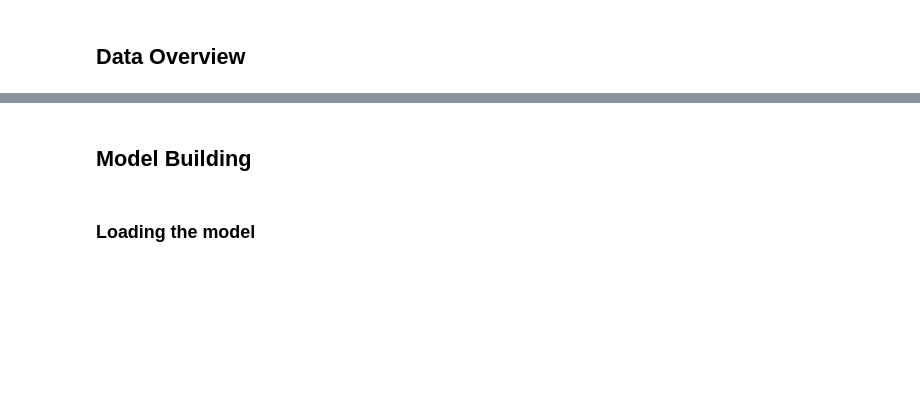
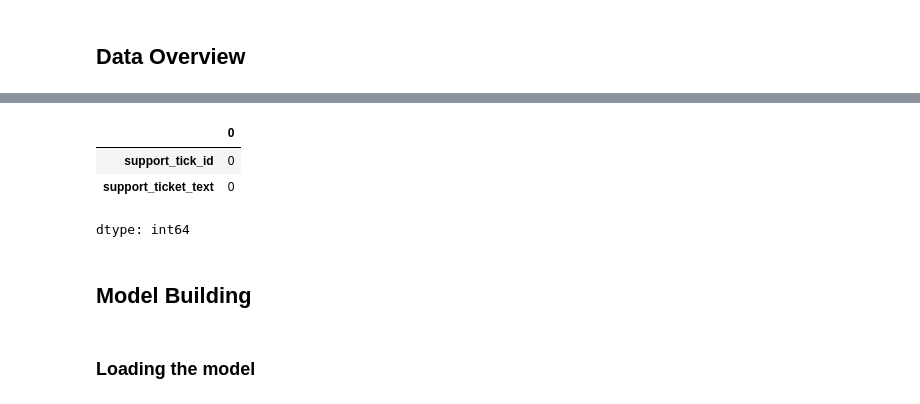
Before and after one commit to shubhrashishir/llama-support-ticket-automation, a Jupyter notebook: llama_support_ticket_automation.ipynb, the cells around one changed output, grey strips where cells are left out. Drawn from its saved outputs; the diff is of its cells as text; code cells hidden in the pictures; blank space fills up the shorter version.

```diff
--- a/llama_support_ticket_automation.ipynb
+++ b/llama_support_ticket_automation.ipynb
@@ -66,5 +112,11 @@ data = pd.read_csv("_____")
 # %%
 # Write the code to check for missing values in the data
+data.isna().sum()
+# %% [output]
+|  | 0 |
+| support_tick_id | 0 |
+| support_ticket_text | 0 |
+dtype: int64
 # %% [markdown]
 ## **Model Building**
 # %% [markdown]
```
Also changed, not shown: parts of 94 cells of this notebook.
